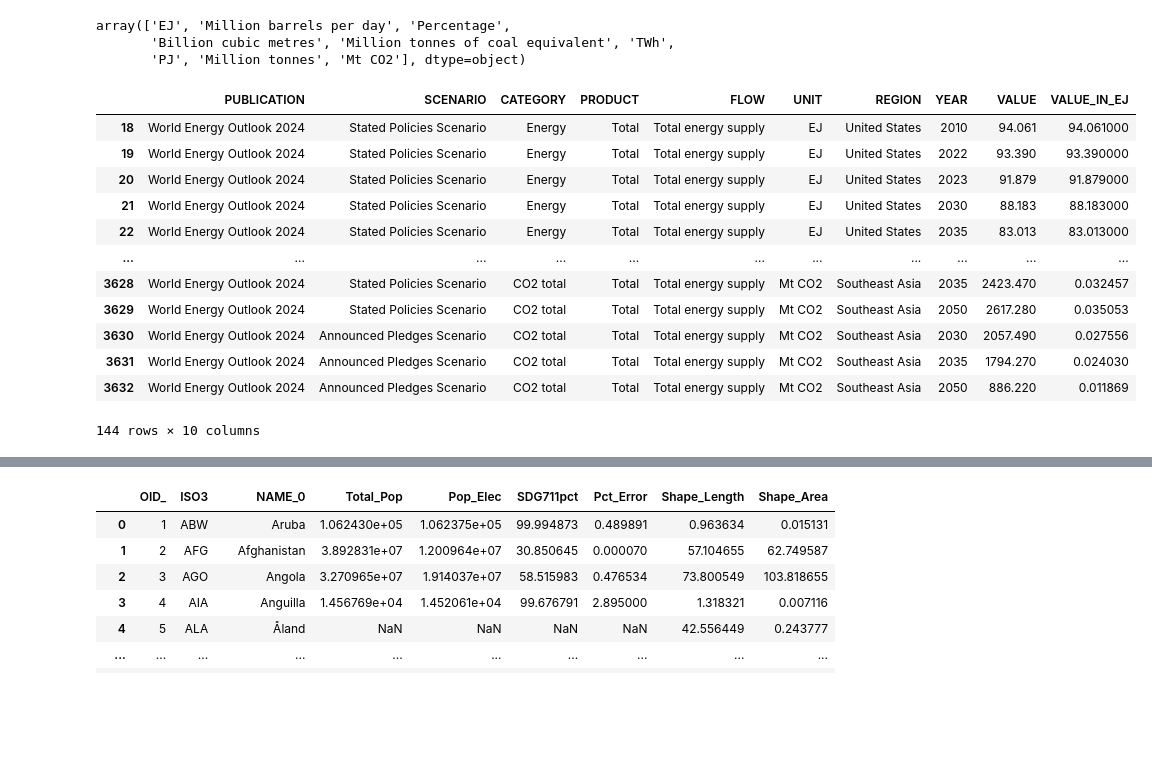
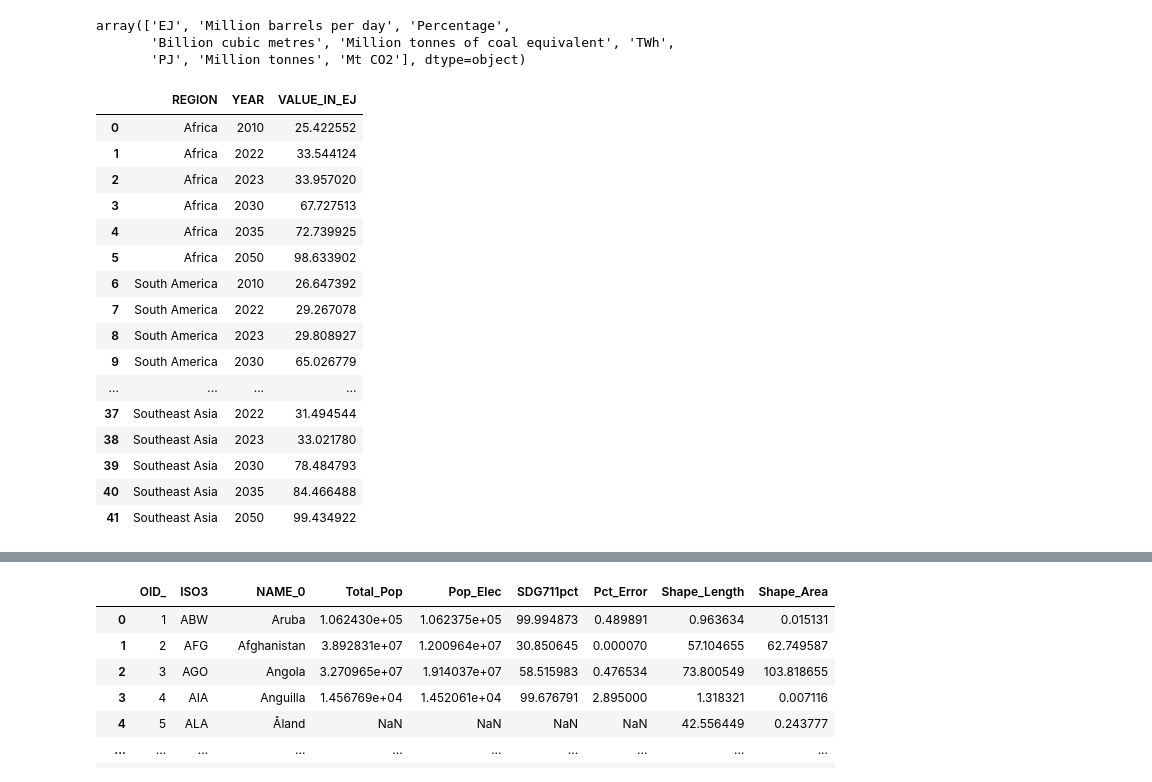
Before and after one commit to AntonioHollerman/EnvironmentAndAgricultureAnalysis, a Jupyter notebook: notebooks/load_data.ipynb, the cells around one changed output, grey strips where cells are left out. Saved outputs shown, nothing was run; the diff lists cells and outputs as text; code cells hidden in the pictures; blank space fills up the shorter version.

```diff
--- a/notebooks/load_data.ipynb
+++ b/notebooks/load_data.ipynb
@@ -114,8 +162,6 @@ CREATE TABLE energy_security_predictions(
     ej_value REAL
 );
 # %%
-regions_dropped = ['North America', 'Central and South America', 'Europe', 'Africa', 'Middle East', 'Eurasia', 'Asia Pacific', 'World']
-
 conversion_factors = {
     'EJ': 1,                              # Already in EJ
     'Million barrels per day': 0.000611714,  # For crude oil
@@ -124,46 +170,56 @@ conversion_factors = {
     'Million tonnes of coal equivalent': 0.0293076,  # Mtce
     'TWh': 0.0036,                        # Terawatt-hours
     'PJ': 0.001,                          # Petajoules
     'Million tonnes': None,               # Requires specific fuel/material for conversion
     'Mt CO2': None                        # Requires emission factor for conversion
 }
+
+regions_to_drop = ["World", "European Union", "Eurasia", "Asia Pacific"]
 
 # Function to convert to EJ
 def convert_to_ej(value, unit):
     if unit in conversion_factors:
         if unit == 'Mt CO2':
             emission_factor = average([94.6, 73.3, 56.1])
             return (value * 1e6 / emission_factor) * 1e-9  # Convert Mt CO2 to EJ
         elif unit == 'Million tonnes':  # Requires specific material
             energy_content = average([24, 42, 54])
             return (value * energy_content) * 1e-9  # Convert GJ to EJ
         else:  # Handle standard unit conversions
             return value * conversion_factors[unit]
     else:
         print(unit)
         return None  # Unknown unit
 
 energy_pred_df = energy_pred_df[(energy_pred_df["PRODUCT"] == "Total") &
                                 (energy_pred_df["FLOW"] == "Total energy supply") &
-                                (~energy_pred_df["REGION"].isin(regions_dropped))]
+                                (~energy_pred_df["REGION"].isin(iso3_dict)) &
+                                (~energy_pred_df["REGION"].isin(regions_to_drop))]
 energy_pred_df['VALUE_IN_EJ'] = energy_pred_df.apply(
     lambda r: convert_to_ej(r['VALUE'], r['UNIT']),
     axis=1
 )
+
+energy_pred_df = energy_pred_df.groupby(["REGION", "YEAR"], as_index=False)["VALUE_IN_EJ"].sum()
+energy_pred_df["REGION"] = energy_pred_df["REGION"].apply(lambda x : "South America" if x == "Central and South America" else x)
 energy_pred_df
 # %% [output]
-|  | PUBLICATION | SCENARIO | CATEGORY | PRODUCT | FLOW | UNIT | REGION | YEAR | VALUE | VALUE_IN_EJ |
-| 18 | World Energy Outlook 2024 | Stated Policies Scenario | Energy | Total | Total energy supply | EJ | United States | 2010 | 94.061 | 94.061000 |
-| 19 | World Energy Outlook 2024 | Stated Policies Scenario | Energy | Total | Total energy supply | EJ | United States | 2022 | 93.390 | 93.390000 |
-| 20 | World Energy Outlook 2024 | Stated Policies Scenario | Energy | Total | Total energy supply | EJ | United States | 2023 | 91.879 | 91.879000 |
-| 21 | World Energy Outlook 2024 | Stated Policies Scenario | Energy | Total | Total energy supply | EJ | United States | 2030 | 88.183 | 88.183000 |
-| 22 | World Energy Outlook 2024 | Stated Policies Scenario | Energy | Total | Total energy supply | EJ | United States | 2035 | 83.013 | 83.013000 |
-| ... | ... | ... | ... | ... | ... | ... | ... | ... | ... | ... |
-| 3628 | World Energy Outlook 2024 | Stated Policies Scenario | CO2 total | Total | Total energy supply | Mt CO2 | Southeast Asia | 2035 | 2423.470 | 0.032457 |
-| 3629 | World Energy Outlook 2024 | Stated Policies Scenario | CO2 total | Total | Total energy supply | Mt CO2 | Southeast Asia | 2050 | 2617.280 | 0.035053 |
-| 3630 | World Energy Outlook 2024 | Announced Pledges Scenario | CO2 total | Total | Total energy supply | Mt CO2 | Southeast Asia | 2030 | 2057.490 | 0.027556 |
-| 3631 | World Energy Outlook 2024 | Announced Pledges Scenario | CO2 total | Total | Total energy supply | Mt CO2 | Southeast Asia | 2035 | 1794.270 | 0.024030 |
-| 3632 | World Energy Outlook 2024 | Announced Pledges Scenario | CO2 total | Total | Total energy supply | Mt CO2 | Southeast Asia | 2050 | 886.220 | 0.011869 |
+|  | REGION | YEAR | VALUE_IN_EJ |
+| 0 | Africa | 2010 | 25.422552 |
+| 1 | Africa | 2022 | 33.544124 |
+| 2 | Africa | 2023 | 33.957020 |
+| 3 | Africa | 2030 | 67.727513 |
+| 4 | Africa | 2035 | 72.739925 |
+| 5 | Africa | 2050 | 98.633902 |
+| 6 | South America | 2010 | 26.647392 |
+| 7 | South America | 2022 | 29.267078 |
+| 8 | South America | 2023 | 29.808927 |
+| 9 | South America | 2030 | 65.026779 |
+| ... | ... | ... | ... |
+| 37 | Southeast Asia | 2022 | 31.494544 |
+| 38 | Southeast Asia | 2023 | 33.021780 |
+| 39 | Southeast Asia | 2030 | 78.484793 |
+| 40 | Southeast Asia | 2035 | 84.466488 |
+| 41 | Southeast Asia | 2050 | 99.434922 |
-144 rows × 10 columns
 # %%
 for index, row in energy_pred_df.iterrows():
```
Also changed, not shown: parts of 13 cells of this notebook, 13 other files.
